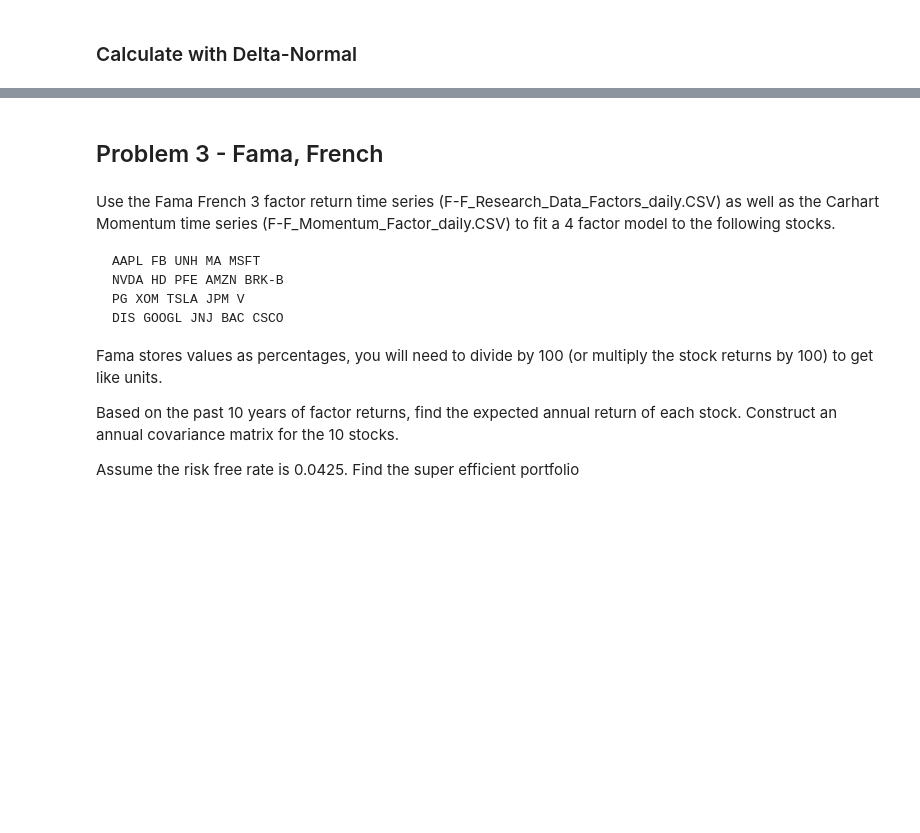
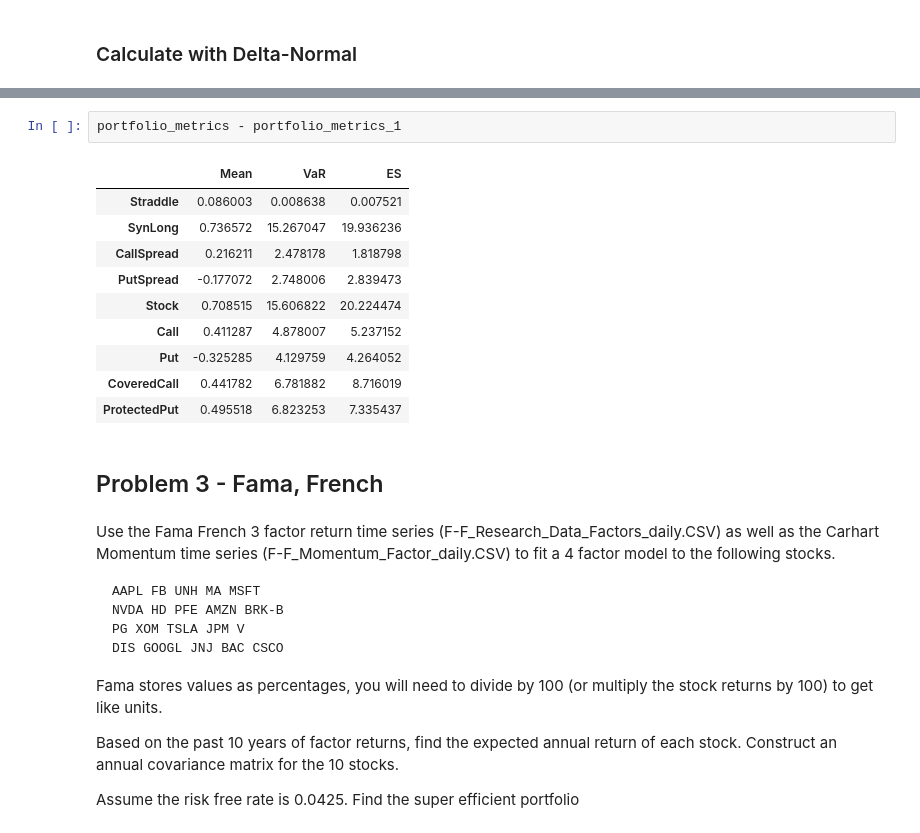
Before and after one commit to QihangMa/Qihang-Ma-Fintech545, a Jupyter notebook: Week07/Assignment6_Mysolution.ipynb, the cells around one changed output, grey strips where cells are left out. Drawn from its saved outputs; the diff is of its cells as text; blank space fills up the shorter version.

```diff
--- a/Week07/Assignment6_Mysolution.ipynb
+++ b/Week07/Assignment6_Mysolution.ipynb
@@ -615,3 +621,16 @@ portfolio_metrics_1
+# %%
+portfolio_metrics - portfolio_metrics_1
+# %% [output]
+|  | Mean | VaR | ES |
+| Straddle | 0.086003 | 0.008638 | 0.007521 |
+| SynLong | 0.736572 | 15.267047 | 19.936236 |
+| CallSpread | 0.216211 | 2.478178 | 1.818798 |
+| PutSpread | -0.177072 | 2.748006 | 2.839473 |
+| Stock | 0.708515 | 15.606822 | 20.224474 |
+| Call | 0.411287 | 4.878007 | 5.237152 |
+| Put | -0.325285 | 4.129759 | 4.264052 |
+| CoveredCall | 0.441782 | 6.781882 | 8.716019 |
+| ProtectedPut | 0.495518 | 6.823253 | 7.335437 |
 # %% [markdown]
 ## Problem 3 - Fama, French
 # %% [markdown]
```
Also changed, not shown: parts of 7 cells of this notebook.
